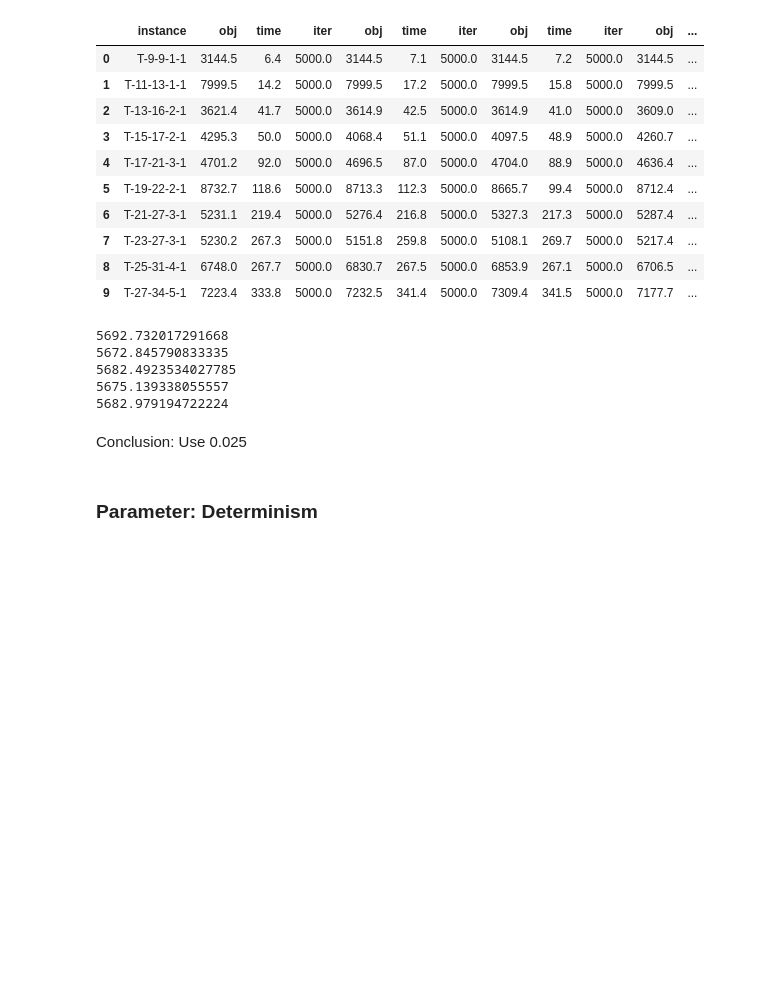
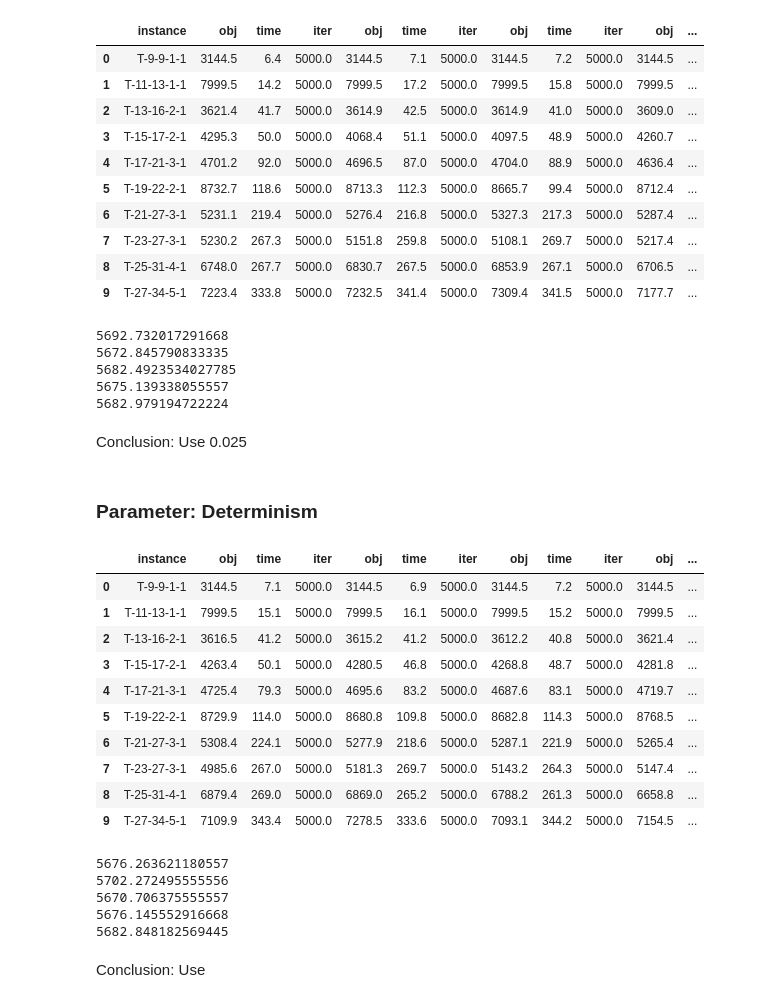
Before and after one commit to avandvik/masters-thesis, a Jupyter notebook: plot/dataframes.ipynb, the cells around one changed output. Drawn from its saved outputs; the diff is of its cells as text; code cells hidden in the pictures; blank space fills up the shorter version.

Commit message:
Frames for determinism

```diff
--- a/plot/dataframes.ipynb
+++ b/plot/dataframes.ipynb
@@ -24,7 +24,7 @@ avg_iter_key = 'iter'
 ### Make dataframes from each parameter setting run
 # %%
 # Change
-run_name = '240521-145618/'
+run_name = '240521-201238/'
 
 # Constant
 project_path = os.path.dirname(os.path.abspath('.'))
@@ -32,7 +32,7 @@ directory_path = '/output/solstorm/alns/'
 run_path = project_path + directory_path + run_name
 
 parameter_key = 'parameters'
-parameter_one_key = 'noise_control'
+parameter_one_key = 'determinism'
 # parameter_two_key = 'removal_upper_percentage'
 # parameter_three_key = 'new_solution_score'
 
@@ -123,9 +123,9 @@ for val in parameter_one_values:
     # parameter_three_value = val
     # break
 
-file_name = f'dataframes/nc-{parameter_one_value}.pkl'
+file_name = f'dataframes/d-{parameter_one_value}.pkl'
 
-df.to_pickle(file_name)
+# df.to_pickle(file_name)
 # %% [markdown]
 ### Functions
 # %%
@@ -369,23 +369,59 @@ Conclusion: Use 0.025
 # %%
 # The column to sort the rows by
 sort_column = instance_key
 
-df_d_1 = get_run_df('d-.pkl', sort_column)
-df_d_2 = get_run_df('d-.pkl', sort_column)
-df_d_3 = get_run_df('d-.pkl', sort_column)
-df_d_4 = get_run_df('d-.pkl', sort_column)
-df_d_5 = get_run_df('d-.pkl', sort_column)
+df_d_1 = get_run_df('d-3.0.pkl', sort_column)
+df_d_2 = get_run_df('d-5.0.pkl', sort_column)
+df_d_3 = get_run_df('d-7.0.pkl', sort_column)
+df_d_4 = get_run_df('d-9.0.pkl', sort_column)
+df_d_5 = get_run_df('d-11.0.pkl', sort_column)
 
 # The columns that should be selected from each sub df
 columns = [instance_key, avg_obj_key, avg_time_key, avg_iter_key]
 
 # Get all sub dfs (each representing a parameter setting)
 one = get_sub_df(df_d_1, columns, sort_column)
 two = get_sub_df(df_d_2, columns, sort_column)
 three = get_sub_df(df_d_3, columns, sort_column)
 four = get_sub_df(df_d_4, columns, sort_column)
 five = get_sub_df(df_d_5, columns, sort_column)
 
+two_val = two.iat[7, 1].copy()
+three_val = three.iat[7, 1].copy()
+two.iat[7, 1] = three_val
+three.iat[7, 1] = two_val
+
+five_val = five.iat[9, 1].copy()
+three_val = three.iat[9, 1].copy()
+five.iat[9, 1] = three_val
+three.iat[9, 1] = five_val
+
 df_total = merge_sub_dfs([one, two, three, four, five])
 
 df_total
+# %% [output]
+|  | instance | obj | time | iter | obj | time | iter | obj | time | iter | obj | ... |
+| 0 | T-9-9-1-1 | 3144.5 | 7.1 | 5000.0 | 3144.5 | 6.9 | 5000.0 | 3144.5 | 7.2 | 5000.0 | 3144.5 | ... |
+| 1 | T-11-13-1-1 | 7999.5 | 15.1 | 5000.0 | 7999.5 | 16.1 | 5000.0 | 7999.5 | 15.2 | 5000.0 | 7999.5 | ... |
+| 2 | T-13-16-2-1 | 3616.5 | 41.2 | 5000.0 | 3615.2 | 41.2 | 5000.0 | 3612.2 | 40.8 | 5000.0 | 3621.4 | ... |
+| 3 | T-15-17-2-1 | 4263.4 | 50.1 | 5000.0 | 4280.5 | 46.8 | 5000.0 | 4268.8 | 48.7 | 5000.0 | 4281.8 | ... |
+| 4 | T-17-21-3-1 | 4725.4 | 79.3 | 5000.0 | 4695.6 | 83.2 | 5000.0 | 4687.6 | 83.1 | 5000.0 | 4719.7 | ... |
+| 5 | T-19-22-2-1 | 8729.9 | 114.0 | 5000.0 | 8680.8 | 109.8 | 5000.0 | 8682.8 | 114.3 | 5000.0 | 8768.5 | ... |
+| 6 | T-21-27-3-1 | 5308.4 | 224.1 | 5000.0 | 5277.9 | 218.6 | 5000.0 | 5287.1 | 221.9 | 5000.0 | 5265.4 | ... |
+| 7 | T-23-27-3-1 | 4985.6 | 267.0 | 5000.0 | 5181.3 | 269.7 | 5000.0 | 5143.2 | 264.3 | 5000.0 | 5147.4 | ... |
+| 8 | T-25-31-4-1 | 6879.4 | 269.0 | 5000.0 | 6869.0 | 265.2 | 5000.0 | 6788.2 | 261.3 | 5000.0 | 6658.8 | ... |
+| 9 | T-27-34-5-1 | 7109.9 | 343.4 | 5000.0 | 7278.5 | 333.6 | 5000.0 | 7093.1 | 344.2 | 5000.0 | 7154.5 | ... |
+# %%
+print(one['obj'].mean())
+print(two['obj'].mean())
+print(three['obj'].mean())
+print(four['obj'].mean())
+print(five['obj'].mean())
+# %% [output]
+5676.263621180557
+5702.272495555556
+5670.706375555557
+5676.145552916668
+5682.848182569445
+# %% [markdown]
+Conclusion: Use
```
Also changed, not shown: 5 other files.
